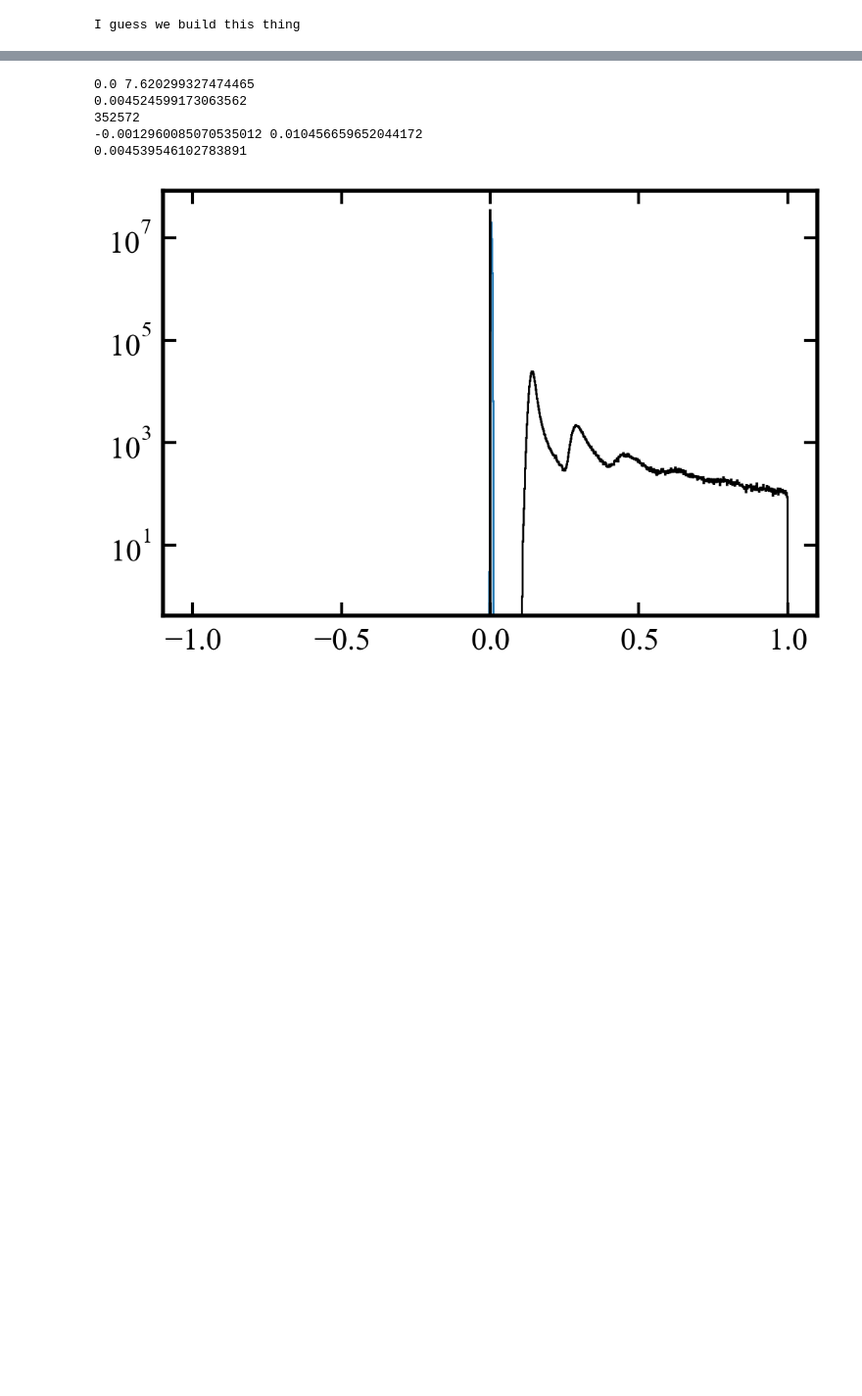
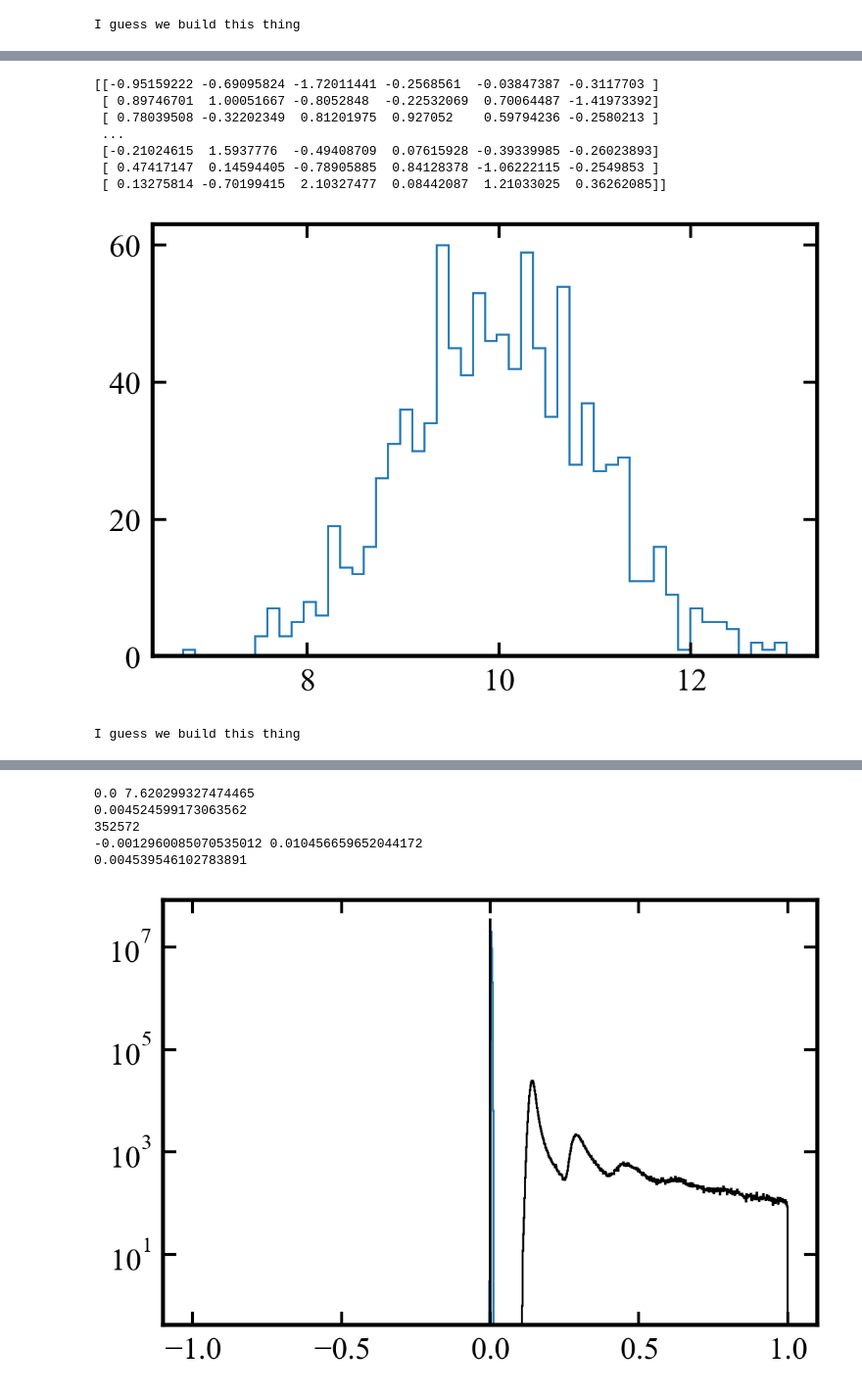
Before and after one commit to AndrewGraus/Stellar_Halo_Project, a Jupyter notebook: TF_tests.ipynb, the cells around one changed output, grey strips where cells are left out. Shown at 98% size. Cells and saved outputs as stored; diff of their text form; code cells hidden in the pictures; blank space fills up the shorter version.

```diff
--- a/TF_tests.ipynb
+++ b/TF_tests.ipynb
@@ -88,0 +182,51 @@ Epoch 1/100
+# %%
+#It seems to not know what to do with the fact that half the data is zero,
+#So maybe I need to run a classifier to run zeros and non-zeros and then
+#run a regressor on the non-zeros to get the value
+#
+#To test this I want to see if we can just get the regular values
+
+mass_fraction_fake = np.random.normal(10.0,1.0,1000)
+
+x,y,z = np.random.normal(0.0,1.0,1000), np.random.normal(0.0,1.0,1000), np.random.normal(0.0,1.0,1000)
+v_x,v_y,v_z = np.random.normal(0.0,1.0,1000), np.random.normal(0.0,1.0,1000), np.random.normal(0.0,1.0,1000)
+
+#phase_space_coords = np.concatenate((x,y,z,v_x,v_y,v_z),axis=1)
+phase_space_coords = np.hstack((x[np.newaxis].T,y[np.newaxis].T,z[np.newaxis].T
+                                ,v_x[np.newaxis].T,v_y[np.newaxis].T,v_z[np.newaxis].T))
+
+print phase_space_coords
+
+plt.hist(mass_fraction_fake,50,histtype='step')
+plt.show()
+
+X_train, X_test, y_train, y_test = train_test_split(phase_space_coords,mass_fraction_fake,
+                                                    test_size=0.5,random_state=102)
+# %% [output]
+[[-0.95159222 -0.69095824 -1.72011441 -0.2568561  -0.03847387 -0.3117703 ]
+ [ 0.89746701  1.00051667 -0.8052848  -0.22532069  0.70064487 -1.41973392]
+ [ 0.78039508 -0.32202349  0.81201975  0.927052    0.59794236 -0.2580213 ]
+ ...
+ [-0.21024615  1.5937776  -0.49408709  0.07615928 -0.39339985 -0.26023893]
+ [ 0.47417147  0.14594405 -0.78905885  0.84128378 -1.06222115 -0.2549853 ]
+ [ 0.13275814 -0.70199415  2.10327477  0.08442087  1.21033025  0.36262085]]
+[figure, added]
+# %%
+def build_model():
+    model = keras.Sequential([layers.Dense(64, activation='relu',
+                            input_shape=[len(phase_space_coords[0])]),
+                              layers.Dense(64, activation='relu'),
+                              layers.Dense(1)
+                             ])
+
+    optimizer = tf.keras.optimizers.RMSprop(0.001)
+
+    model.compile(loss='mse',optimizer=optimizer,metrics=['mae','mse'])
+
+    return model
+
+print 'I guess we build this thing'
+
+model = build_model()
+# %% [output]
+I guess we build this thing
```
Also changed, not shown: parts of 12 cells of this notebook.
